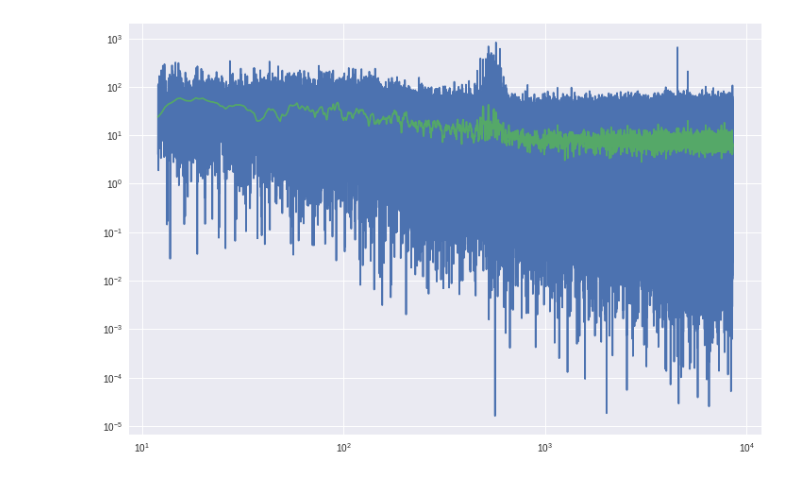
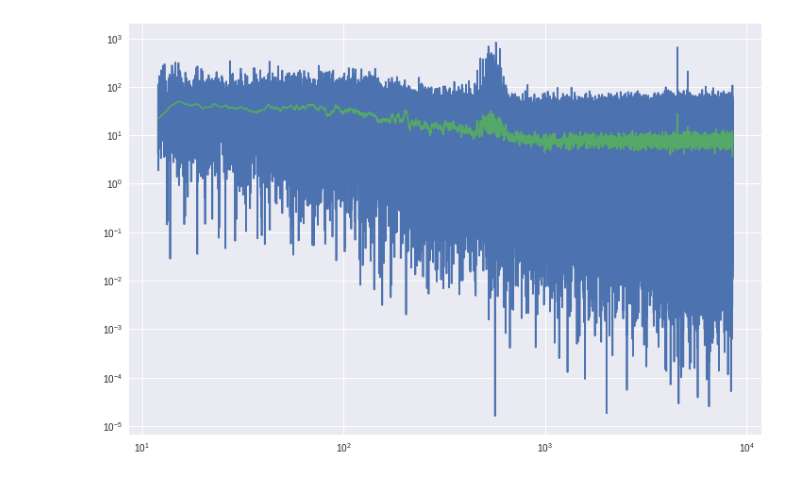
Before and after one commit to mileslucas/stat444, a Jupyter notebook: project/project.ipynb, the cells around one changed output. Drawn from its saved outputs; the diff is of its cells as text; code cells hidden in the pictures.

```diff
--- a/project/project.ipynb
+++ b/project/project.ipynb
@@ -31,16 +25,15 @@ freq, power = LombScargle(t, f, dy=ferr, fit_mean=False, center_data=False, norm
 # %%
 mask = psd['freq'] > 12
 full_freq = psd['freq'][mask].values
-full_power = psd['power'][mask].values
+power = psd['power'][mask].values
+fstep = 0.2
+freq = np.arange(min(full_freq), max(full_freq), fstep)
+itrp_power = np.interp(freq, full_freq, power)
+smoothed_power = cv.convolve(itrp_power, cv.Box1DKernel(6 / fstep))
-# %%
-# smoothed_power = cv.convolve(full_power, cv.Box1DKernel(6))
-freq = np.arange(min(full_freq), max(full_freq), .5)
-rpower = np.interp(freq, full_freq, full_power)
-power = cv.convolve(rpower, cv.Box1DKernel(12))
 # %%
-plt.loglog(full_freq, full_power)
-plt.loglog(freq, power);
+plt.loglog(full_freq, power)
+plt.loglog(freq, smoothed_power);
 # %% [output]
-[figure, old version]
+[figure, new version]
 # %%
 v_nyq = 8496.36
```
Also changed, not shown: parts of 15 cells of this notebook, 1 other file.
